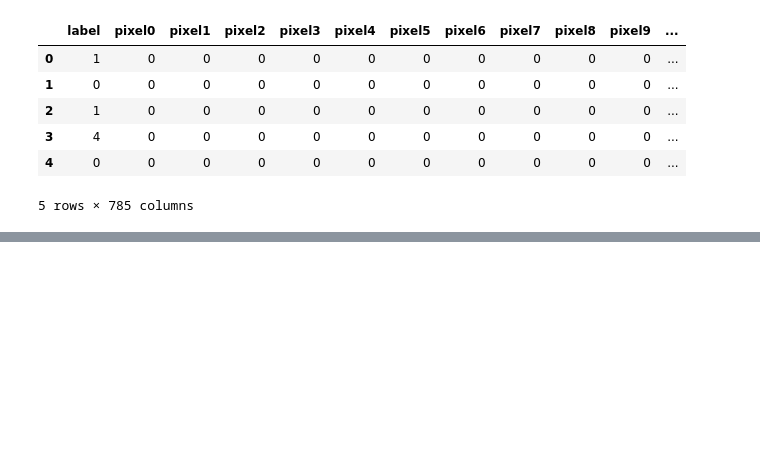
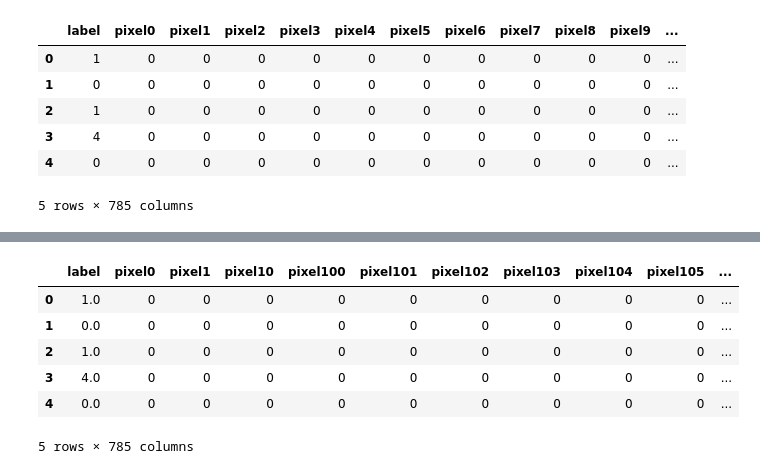
Before and after one commit to bstrain71/422_MNIST, a Jupyter notebook: Strain_Assignment_5.ipynb, the cells around one changed output, grey strips where cells are left out. Drawn from its saved outputs; the diff is of its cells as text; code cells hidden in the pictures; blank space fills up the shorter version.

```diff
--- a/Strain_Assignment_5.ipynb
+++ b/Strain_Assignment_5.ipynb
@@ -102,0 +106,10 @@ visualizer.poof()
+# %%
+combined_df.head()
+# %% [output]
+|  | label | pixel0 | pixel1 | pixel10 | pixel100 | pixel101 | pixel102 | pixel103 | pixel104 | pixel105 | ... |
+| 0 | 1.0 | 0 | 0 | 0 | 0 | 0 | 0 | 0 | 0 | 0 | ... |
+| 1 | 0.0 | 0 | 0 | 0 | 0 | 0 | 0 | 0 | 0 | 0 | ... |
+| 2 | 1.0 | 0 | 0 | 0 | 0 | 0 | 0 | 0 | 0 | 0 | ... |
+| 3 | 4.0 | 0 | 0 | 0 | 0 | 0 | 0 | 0 | 0 | 0 | ... |
+| 4 | 0.0 | 0 | 0 | 0 | 0 | 0 | 0 | 0 | 0 | 0 | ... |
+5 rows × 785 columns
```
Also changed, not shown: parts of 12 cells of this notebook.
